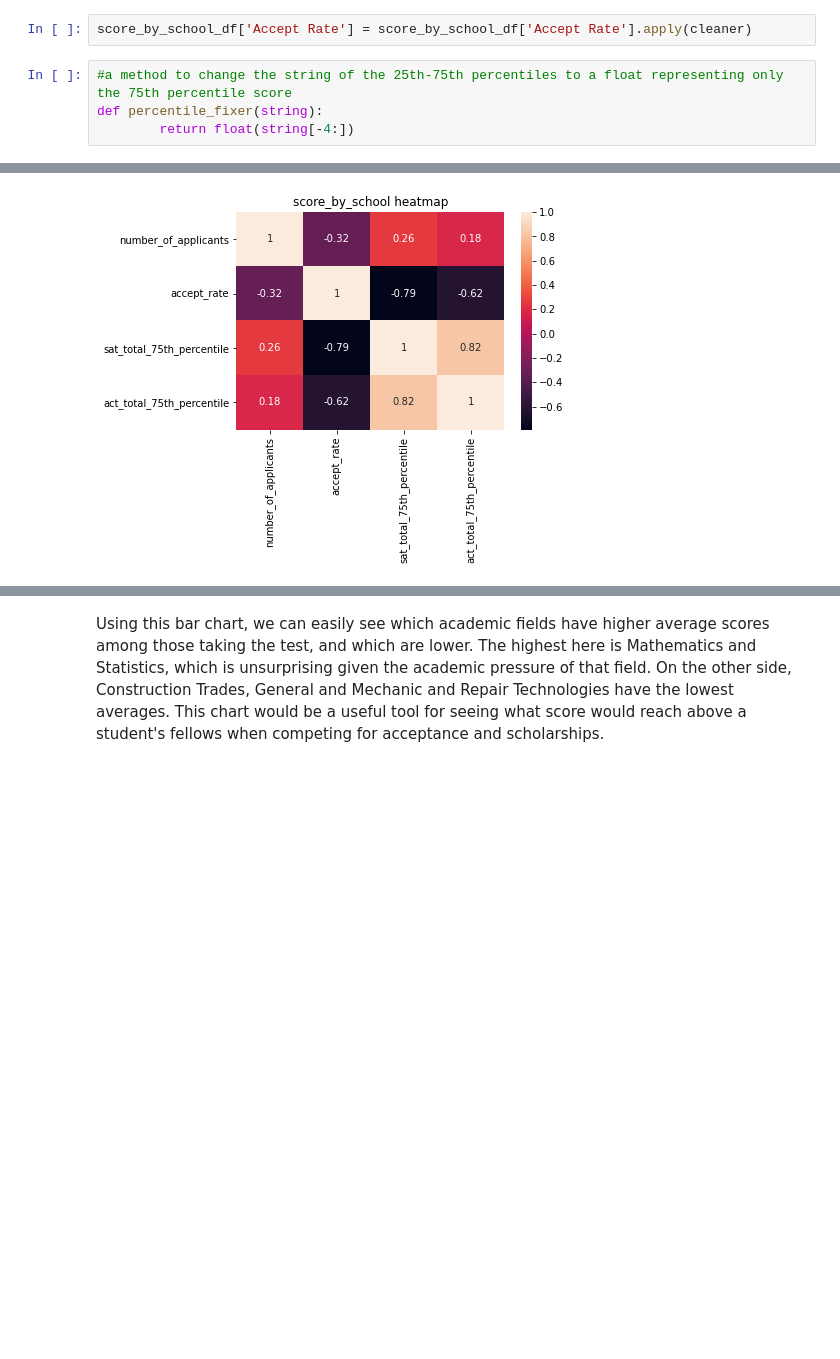
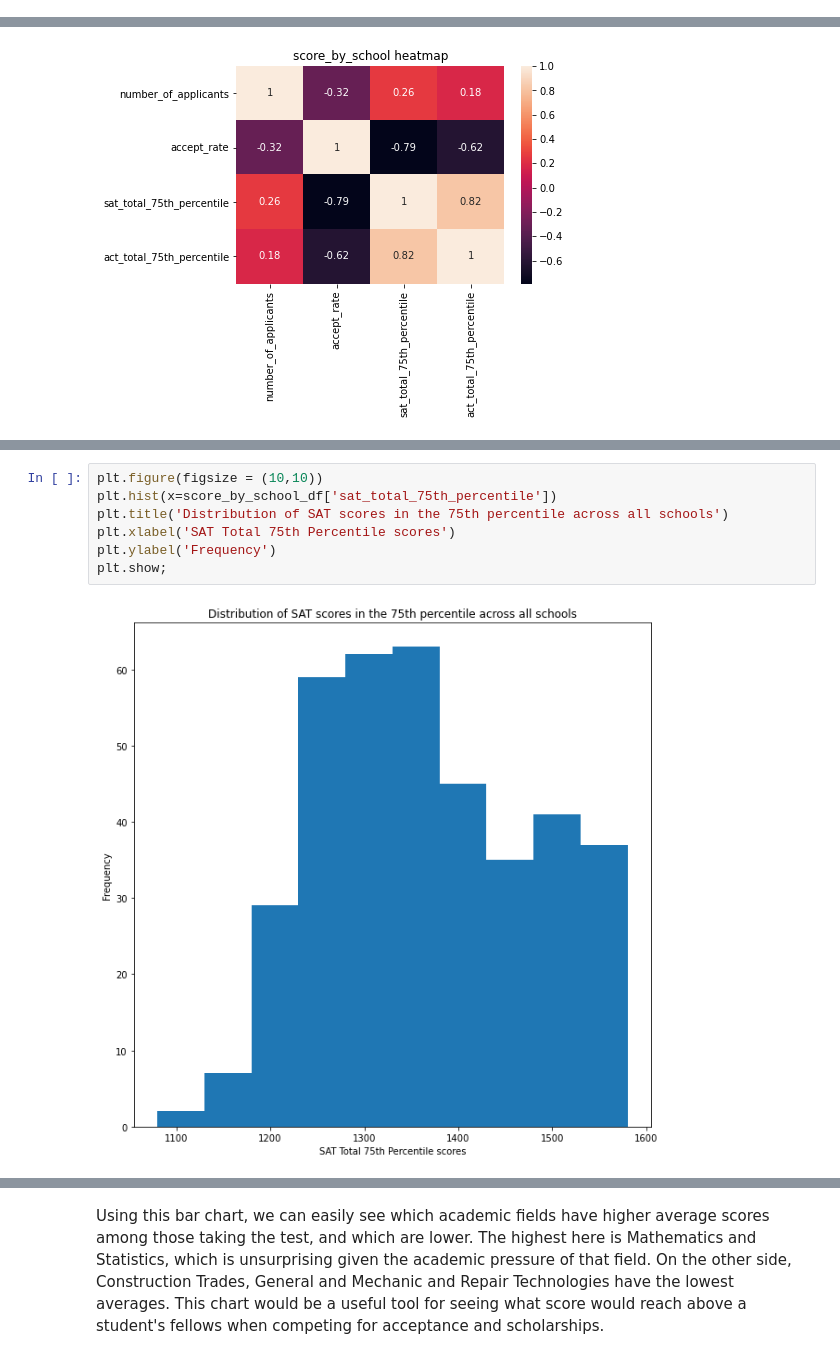
Before and after one commit to MKUltraman/DSIR_Project_1, a Jupyter notebook: code/code-samuel-yeager.ipynb, the cells around one changed output, grey strips where cells are left out. Cells and saved outputs as stored; diff of their text form; blank space fills up the shorter version.

```diff
--- a/code/code-samuel-yeager.ipynb
+++ b/code/code-samuel-yeager.ipynb
@@ -209,6 +217,0 @@ intended_major_df['Percent'] = intended_major_df['Percent'].apply(cleaner)
-# %%
-score_by_school_df['Accept Rate'] = score_by_school_df['Accept Rate'].apply(cleaner)
-# %%
-#a method to change the string of the 25th-75th percentiles to a float representing only the 75th percentile score
-def percentile_fixer(string):
-        return float(string[-4:])
@@ -465,0 +516,9 @@ sns.heatmap(school_corr, annot = True)
+# %%
+plt.figure(figsize = (10,10))
+plt.hist(x=score_by_school_df['sat_total_75th_percentile'])
+plt.title('Distribution of SAT scores in the 75th percentile across all schools')
+plt.xlabel('SAT Total 75th Percentile scores')
+plt.ylabel('Frequency')
+plt.show;
+# %% [output]
+[figure, added]
```
Also changed, not shown: parts of 52 cells of this notebook, 1 other file.
